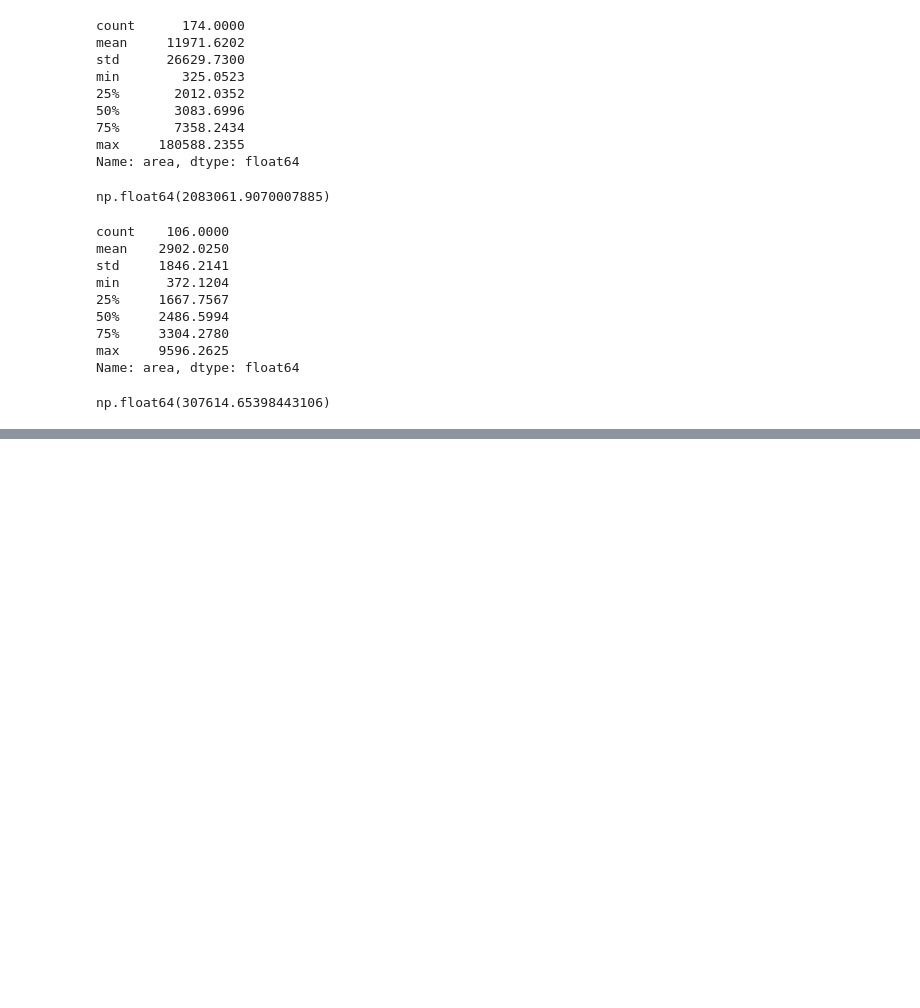
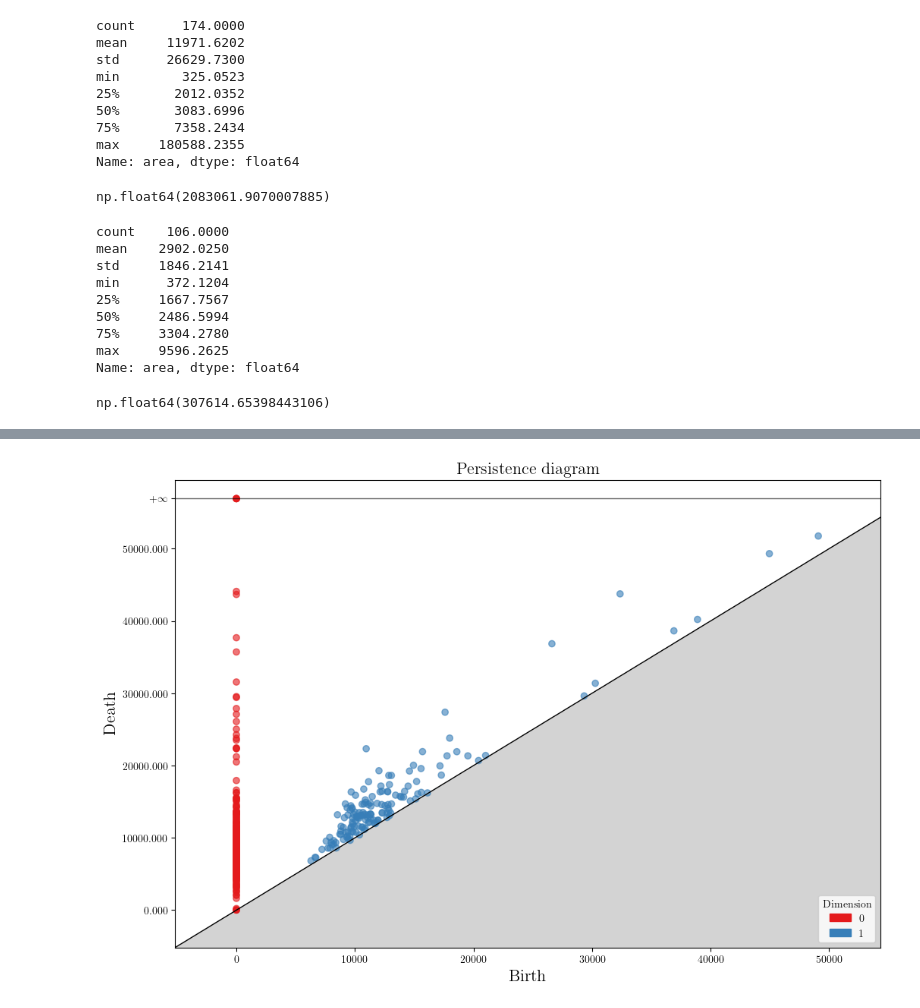
Before and after one commit to giovani-gutierrez/TDA_CalFire, a Jupyter notebook: SVI_EDA.ipynb, the cells around one changed output, grey strips where cells are left out. Saved outputs shown, nothing was run; the diff lists cells and outputs as text; code cells hidden in the pictures; blank space fills up the shorter version.

```diff
--- a/SVI_EDA.ipynb
+++ b/SVI_EDA.ipynb
@@ -262,0 +288,4 @@ np.float64(307614.65398443106)
+# %%
+skeleton = gd.RipsComplex(points = X, max_edge_length = 52800)
+# %%
+Rips_simplex_tree2 = skeleton.create_simplex_tree(max_dimension = 2)
@@ -262,0 +296,6 @@ np.float64(307614.65398443106)
+# %%
+BarCodes_Rips1 = Rips_simplex_tree2.persistence()
+# %%
+gd.plot_persistence_diagram(BarCodes_Rips1);
+# %% [output]
+[figure, added]
```
Also changed, not shown: parts of 11 cells of this notebook.
